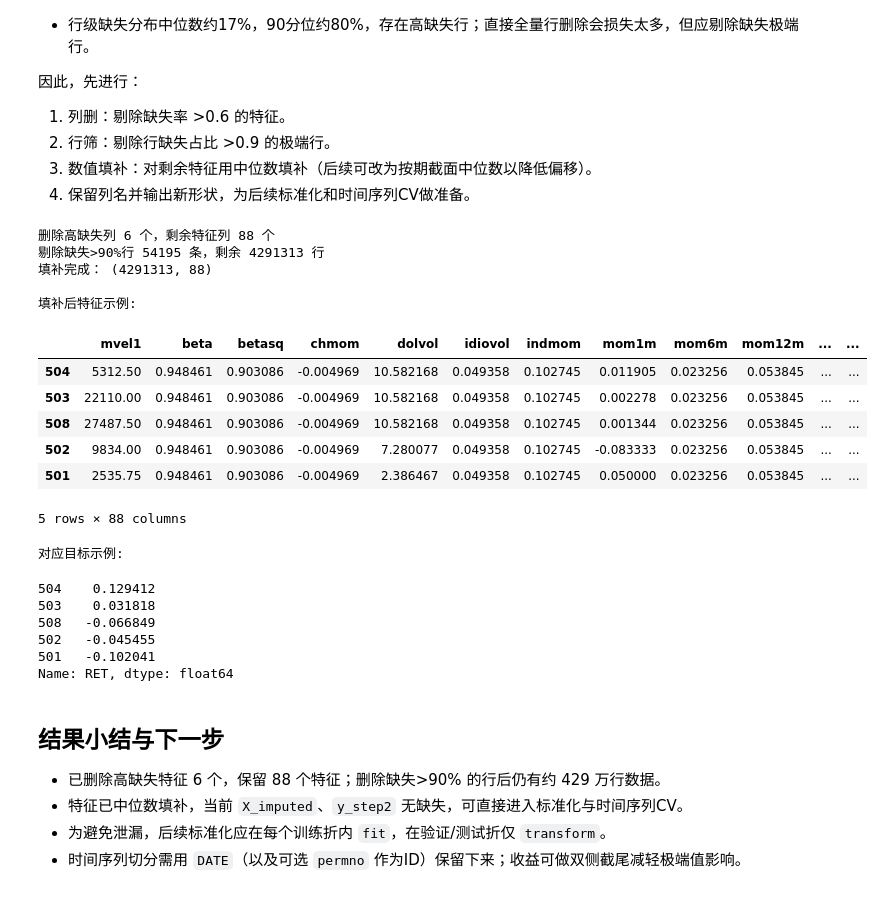
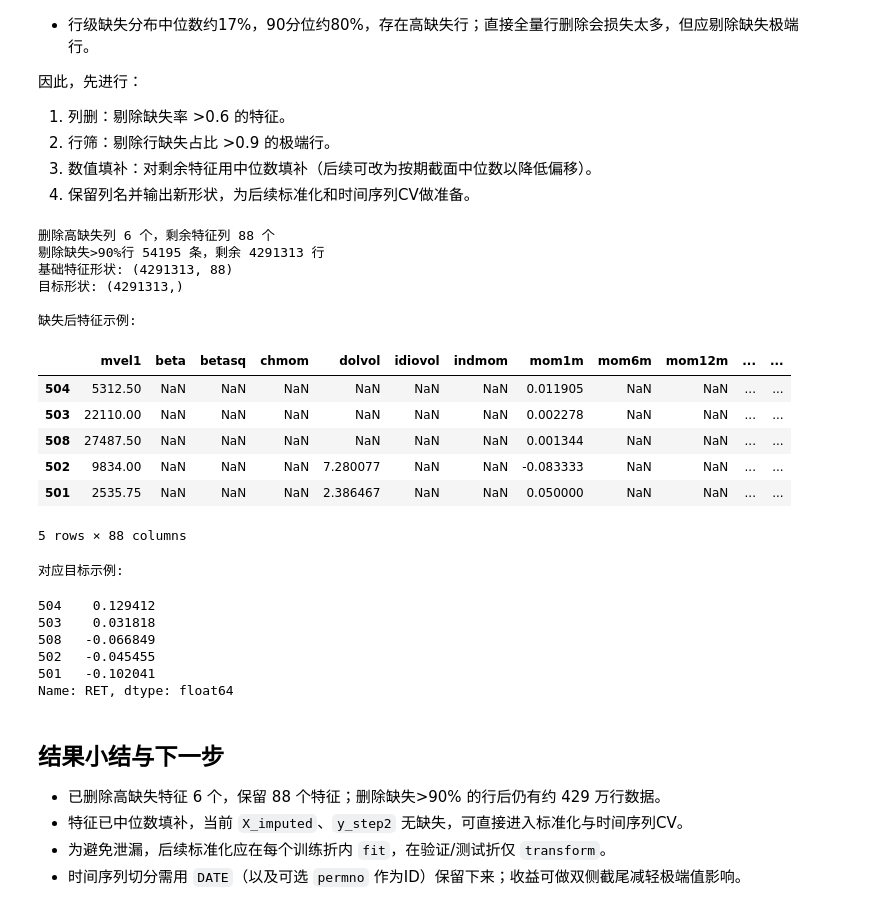
Before and after one commit to George-hardworking/machine-learning-for-finance, a Jupyter notebook: Assignment1/scripts/assignment1_kaibiao.ipynb, the cells around one changed output. Saved outputs shown, nothing was run; the diff lists cells and outputs as text; code cells hidden in the pictures.

```diff
--- a/Assignment1/scripts/assignment1_kaibiao.ipynb
+++ b/Assignment1/scripts/assignment1_kaibiao.ipynb
@@ -20,9 +20,9 @@ else:
 # 读取数据
 raw_df = pd.read_csv(data_path, low_memory=False)
 
-# 日期转换（若存在DATE列）
+# 日期转换（按YYYYMMDD解析字符串，避免被当作秒）
 if "DATE" in raw_df.columns:
-    raw_df["DATE"] = pd.to_datetime(raw_df["DATE"], errors="coerce")
+    raw_df["DATE"] = pd.to_datetime(raw_df["DATE"].astype(str), format="%Y%m%d", errors="coerce")
     raw_df = raw_df.sort_values("DATE")
 
 # 基础信息
@@ -171,44 +171,43 @@ Name: RET, dtype: float64
 3) 数值填补：对剩余特征用中位数填补（后续可改为按期截面中位数以降低偏移）。
 4) 保留列名并输出新形状，为后续标准化和时间序列CV做准备。
 # %%
-# 缺失值初步处理（列删+行筛+中位数填补）
-from sklearn.impute import SimpleImputer
+# 缺失值初步处理（列删+行筛，不在全量上填补，避免泄露）
 
 # 1) 列删：缺失率>0.6 的特征
 high_missing_cols = feature_missing[feature_missing > 0.6].index.tolist()
 features_step1 = features.drop(columns=high_missing_cols)
 print(f"删除高缺失列 {len(high_missing_cols)} 个，剩余特征列 {features_step1.shape[1]} 个")
 
 # 2) 行筛：缺失占比>0.9 的行剔除
 row_missing_frac_step1 = features_step1.isna().mean(axis=1)
 row_keep_mask = row_missing_frac_step1 <= 0.9
 features_step2 = features_step1.loc[row_keep_mask]
 y_step2 = y.loc[row_keep_mask]
 print(f"剔除缺失>90%行 {(~row_keep_mask).sum()} 条，剩余 {features_step2.shape[0]} 行")
 
-# 3) 中位数填补（数值列）
-imputer = SimpleImputer(strategy='median')
-X_imputed_array = imputer.fit_transform(features_step2)
-X_imputed = pd.DataFrame(X_imputed_array, columns=features_step2.columns, index=features_step2.index)
-print("填补完成：", X_imputed.shape)
+# 保留基础特征与目标（未填补，折内再fit imputer）
+X_base = features_step2
+print("基础特征形状:", X_base.shape)
+print("目标形状:", y_step2.shape)
 
 # 预览
-print("\n填补后特征示例:")
-display(X_imputed.head())
+print("\n缺失后特征示例:")
+display(X_base.head())
 print("\n对应目标示例:")
 display(y_step2.head())
 # %% [output]
 删除高缺失列 6 个，剩余特征列 88 个
 剔除缺失>90%行 54195 条，剩余 4291313 行
-填补完成： (4291313, 88)
+基础特征形状: (4291313, 88)
+目标形状: (4291313,)
 
-填补后特征示例:
+缺失后特征示例:
 |  | mvel1 | beta | betasq | chmom | dolvol | idiovol | indmom | mom1m | mom6m | mom12m | ... | ... |
-| 504 | 5312.50 | 0.948461 | 0.903086 | -0.004969 | 10.582168 | 0.049358 | 0.102745 | 0.011905 | 0.023256 | 0.053845 | ... | ... |
-| 503 | 22110.00 | 0.948461 | 0.903086 | -0.004969 | 10.582168 | 0.049358 | 0.102745 | 0.002278 | 0.023256 | 0.053845 | ... | ... |
-| 508 | 27487.50 | 0.948461 | 0.903086 | -0.004969 | 10.582168 | 0.049358 | 0.102745 | 0.001344 | 0.023256 | 0.053845 | ... | ... |
-| 502 | 9834.00 | 0.948461 | 0.903086 | -0.004969 | 7.280077 | 0.049358 | 0.102745 | -0.083333 | 0.023256 | 0.053845 | ... | ... |
-| 501 | 2535.75 | 0.948461 | 0.903086 | -0.004969 | 2.386467 | 0.049358 | 0.102745 | 0.050000 | 0.023256 | 0.053845 | ... | ... |
+| 504 | 5312.50 | NaN | NaN | NaN | NaN | NaN | NaN | 0.011905 | NaN | NaN | ... | ... |
+| 503 | 22110.00 | NaN | NaN | NaN | NaN | NaN | NaN | 0.002278 | NaN | NaN | ... | ... |
+| 508 | 27487.50 | NaN | NaN | NaN | NaN | NaN | NaN | 0.001344 | NaN | NaN | ... | ... |
+| 502 | 9834.00 | NaN | NaN | NaN | 7.280077 | NaN | NaN | -0.083333 | NaN | NaN | ... | ... |
+| 501 | 2535.75 | NaN | NaN | NaN | 2.386467 | NaN | NaN | 0.050000 | NaN | NaN | ... | ... |
 5 rows × 88 columns
 对应目标示例:
 504    0.129412
```
Also changed, not shown: parts of 3 cells of this notebook.
